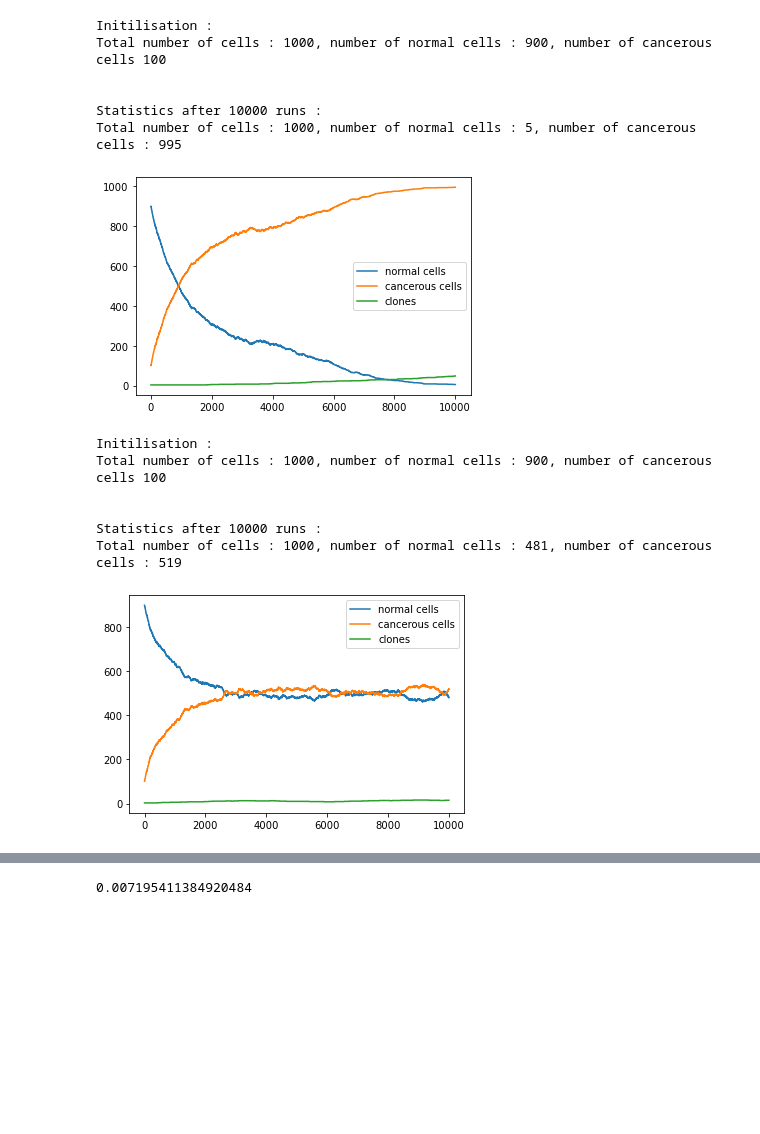
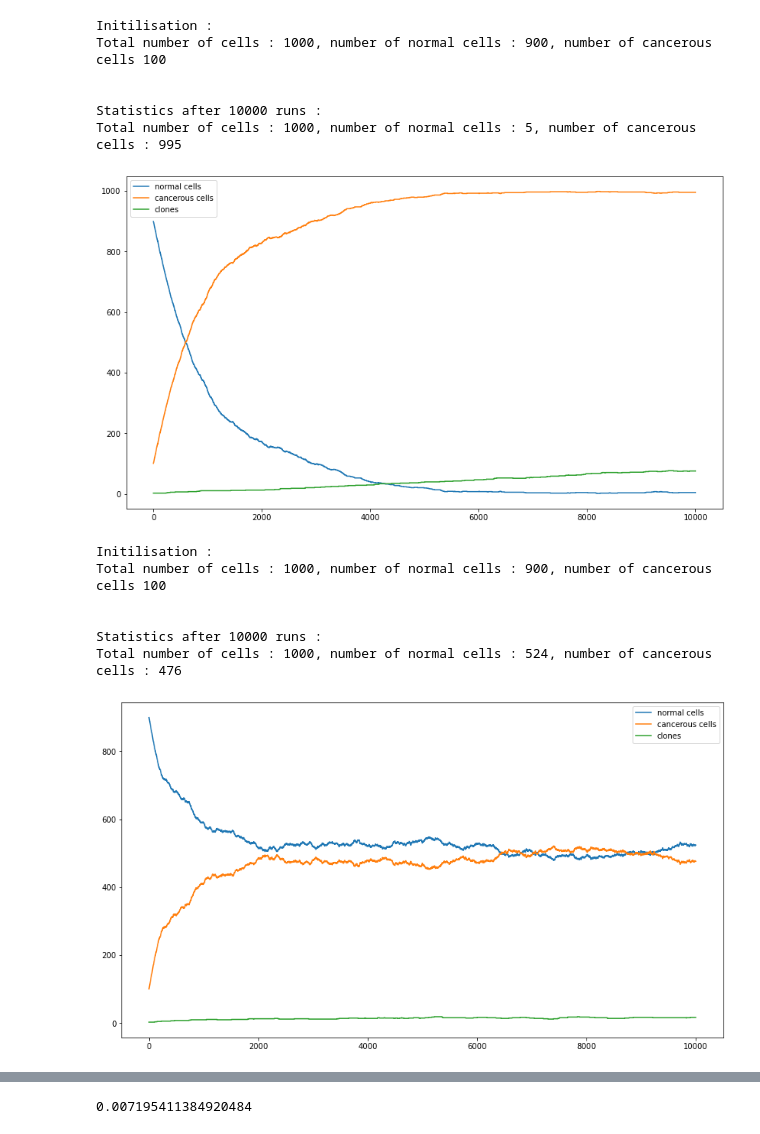
Before and after one commit to neonicoo/tumor-evolution-modeling, a Jupyter notebook: biological-network-mini-project.ipynb, the cells around one changed output, grey strips where cells are left out. Cells and saved outputs as stored; diff of their text form; code cells hidden in the pictures; blank space fills up the shorter version.

Commit message:
add some graphes

```diff
--- a/biological-network-mini-project.ipynb
+++ b/biological-network-mini-project.ipynb
@@ -73,6 +74,8 @@ class Tissue ( object ) :
         nb_cancer_cells = nb_cells - nb_normal_cells
         nb_clones = 0
 
+        average_clones_fitness = sum([cell.fitness for cell in self.pop if cell.clone != 0])/nb_cancer_cells
+
         for key in list(self.clones_pop.keys()):
             if (key != 0 and self.clones_pop[key]["freq"] > 0):
                 nb_clones +=1
@@ -80,7 +83,7 @@ class Tissue ( object ) :
         if (nb_cancer_cells >= self.omega * nb_cells):
             self.detection = True
 
-        return (nb_cells, nb_normal_cells, nb_cancer_cells, nb_clones)
+        return (nb_cells, nb_normal_cells, nb_cancer_cells, nb_clones, average_clones_fitness)
 
     def get_treatment(self):
         if (self.detection == True): #if the cancer has been detected
@@ -100,6 +103,7 @@ class Tissue ( object ) :
                 minimum = abs( cell.fitness - proba_selection)
                 candidat = cell
 
+        #candidat = random.choices(self.pop, weights=[cell.fitness for cell in self.pop], k=1)[0]
         new_cell = Cell(candidat.state, candidat.clone, candidat.fitness, candidat.mutation_rate)
 
 
@@ -125,6 +129,6 @@ nb_init_clones = 3
 clones_init = {0: {"fitness" : 1,"mu": 0.001, "freq" : 0}}
 
 for i in range(1,nb_init_clones+1):
-    clones_init[i] = clones_init.get(i, {"fitness" :round(random.uniform(0,1), 4),
-                                         "mu": round(random.uniform(0, 0.002), 4),
+    clones_init[i] = clones_init.get(i, {"fitness" :round(random.uniform(0,1), 3),
+                                         "mu": round(random.uniform(0, 0.02), 4),
                                         "freq" : 0})
@@ -145,8 +156,10 @@ def run (nb_runs, omega, alpha, T, treatment = True, verbose = True, clones_init
     nb_normal_cells = []
     nb_cancer_cells = []
     nb_clones = []
+    averages_clones_fitness = []
 
     for i in range (nb_runs):
+        #random.seed(time.time())
         my_tissue.reproduce()
         my_tissue.get_apoptose()
 
@@ -157,6 +170,7 @@ def run (nb_runs, omega, alpha, T, treatment = True, verbose = True, clones_init
         nb_normal_cells.append(my_tissue.stats()[1])
         nb_cancer_cells.append(my_tissue.stats()[2])
         nb_clones.append(my_tissue.stats()[3])
+        averages_clones_fitness.append(my_tissue.stats()[4])
 
     if verbose :
         print ( "Statistics after", nb_runs, "runs : ")
@@ -164,13 +178,13 @@ def run (nb_runs, omega, alpha, T, treatment = True, verbose = True, clones_init
         #print ( "\n" )
         #print(my_tissue.clones_pop)
 
-    return ( (nb_cells, nb_normal_cells, nb_cancer_cells, nb_clones))
-    #return (my_tissue.clones_pop)
+    return ( (nb_cells, nb_normal_cells, nb_cancer_cells, nb_clones, averages_clones_fitness))
+    #return (my_tissue.pop)
 # %% [markdown]
 The simulation with a while loop takes a lot of time (it ends very rarely), maybe this is due to my code. Besides, in order to have a simulation, I decided to replace the while loop by a for loop.
 # %%
 #Without treatment :
-simulation1 = run(nb_runs=10000, omega=0.25, alpha=0.5, T=25, treatment=False, verbose=True, clones_init=clones_init)
+simulation1 = run(nb_runs=10000, omega=0.25, alpha=0.5, T=30, treatment=False, verbose=True, clones_init=clones_init)
 # %% [output]
 Initilisation :
 Total number of cells : 1000, number of normal cells : 900, number of cancerous cells 100
@@ -179,29 +193,31 @@ Total number of cells : 1000, number of normal cells : 900, number of cancerous
 Statistics after 10000 runs :
 Total number of cells : 1000, number of normal cells : 5, number of cancerous cells : 995
 # %%
+plt.figure(figsize=(14, 8))
 plt.plot(range(10000), simulation1[1], label = "normal cells")
 plt.plot(range(10000), simulation1[2], label = "cancerous cells")
 plt.plot(range(10000), simulation1[3], label = "clones")
 plt.legend()
 plt.show()
 # %% [output]
-[figure, old version]
+[figure, new version]
 # %%
 #With treatment :
-simulation2 = run (nb_runs=10000, omega=0.25, alpha=1/3, T=25, treatment=True, verbose=True, clones_init=clones_init)
+simulation2 = run (nb_runs=10000, omega=0.25, alpha=0.6, T=10, treatment=True, verbose=True, clones_init=clones_init)
 # %% [output]
 Initilisation :
 Total number of cells : 1000, number of normal cells : 900, number of cancerous cells 100
 
 
 Statistics after 10000 runs :
-Total number of cells : 1000, number of normal cells : 481, number of cancerous cells : 519
+Total number of cells : 1000, number of normal cells : 524, number of cancerous cells : 476
 # %%
+plt.figure(figsize=(14, 8))
 plt.plot(range(10000), simulation2[1], label = "normal cells")
 plt.plot(range(10000), simulation2[2], label = "cancerous cells")
 plt.plot(range(10000), simulation2[3], label = "clones")
 plt.legend()
 plt.show()
 # %% [output]
-[figure, old version]
+[figure, new version]
 # %%
```
Also changed, not shown: parts of 6 cells of this notebook.
